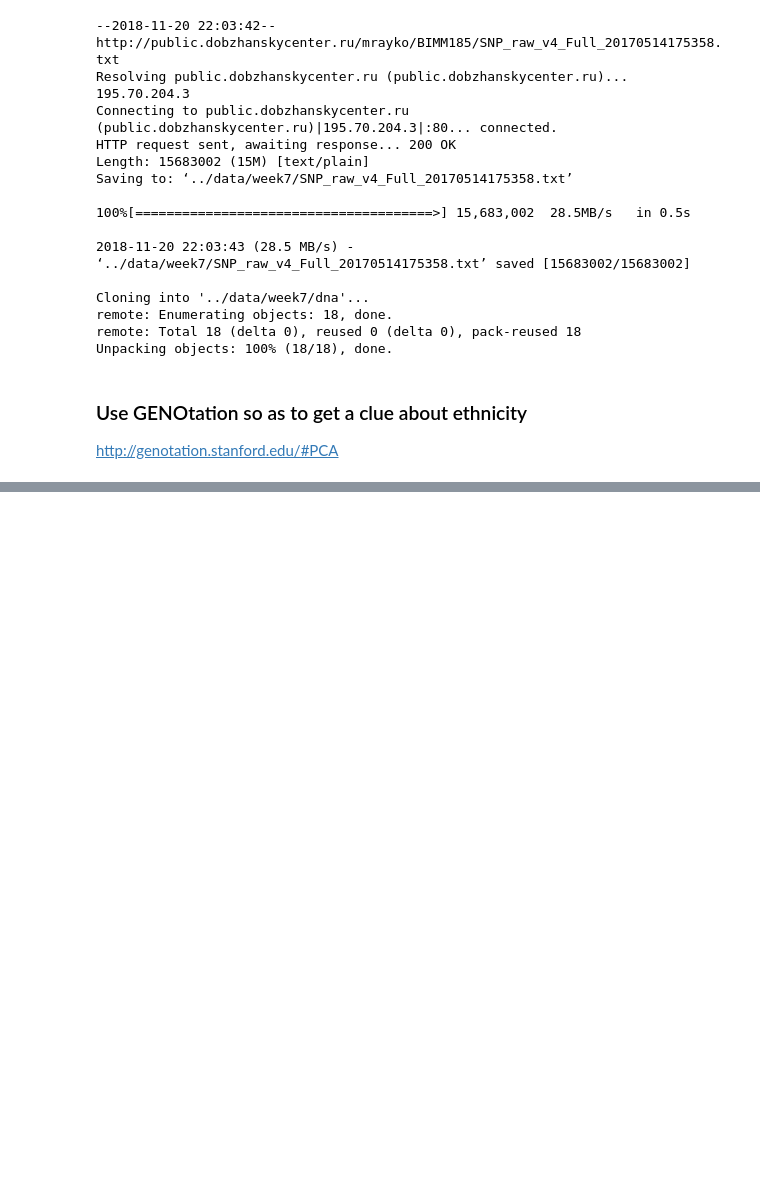
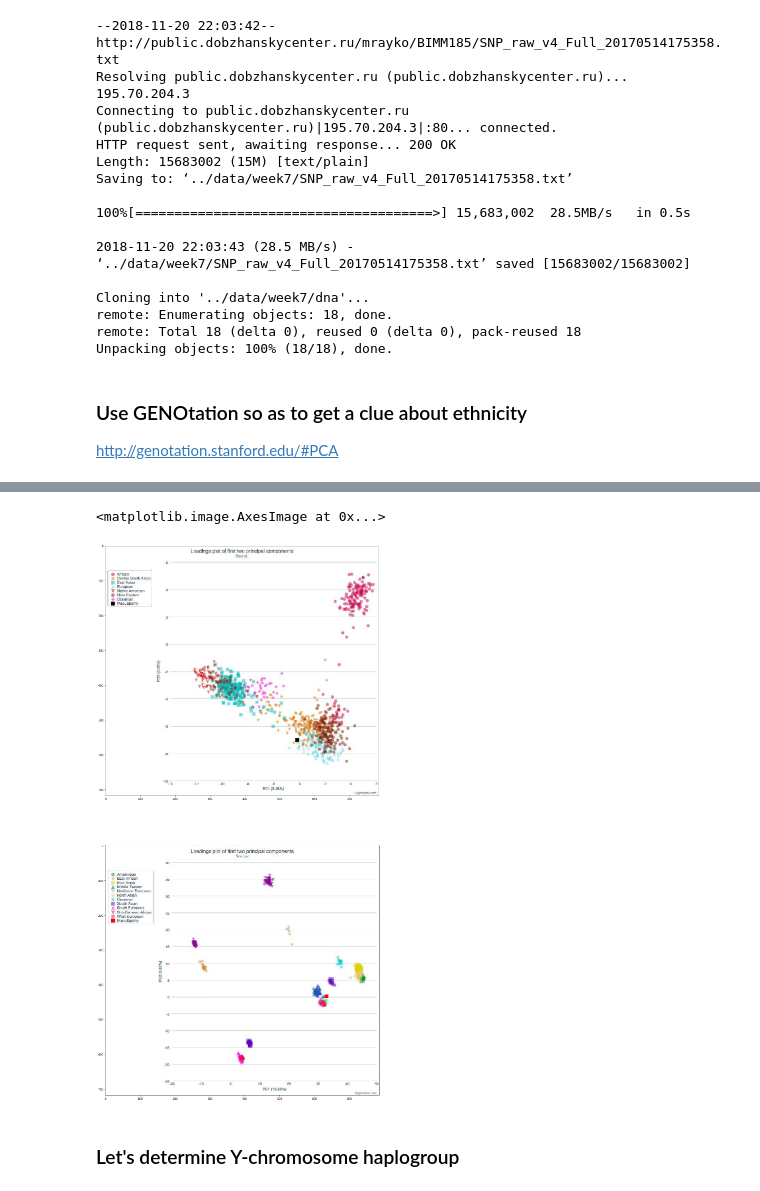
Before and after one commit to artemkondyukov/bioinf_workshop, a Jupyter notebook: notebooks/Task #7.ipynb, the cells around one changed output, grey strips where cells are left out. Saved outputs shown, nothing was run; the diff lists cells and outputs as text; code cells hidden in the pictures; blank space fills up the shorter version.

```diff
--- a/notebooks/Task #7.ipynb
+++ b/notebooks/Task #7.ipynb
@@ -214,0 +51,15 @@ for ind_i, ind in enumerate(individuals):
+# %%
+hgdp_sporny = plt.imread("../data/week7/hgdp_sporny.jpg")
+ref_sporny  = plt.imread("../data/week7/ref_sporny.jpg")
+
+fig = plt.figure(figsize=(18, 36))
+ax = fig.add_subplot(2, 1, 1)
+ax.imshow(hgdp_sporny)
+
+ax = fig.add_subplot(2, 1, 2)
+ax.imshow(ref_sporny)
+# %% [output]
+<matplotlib.image.AxesImage at 0x...>
+[figure, added]
+# %% [markdown]
+### Let's determine Y-chromosome haplogroup
```
Also changed, not shown: parts of 114 cells of this notebook.
